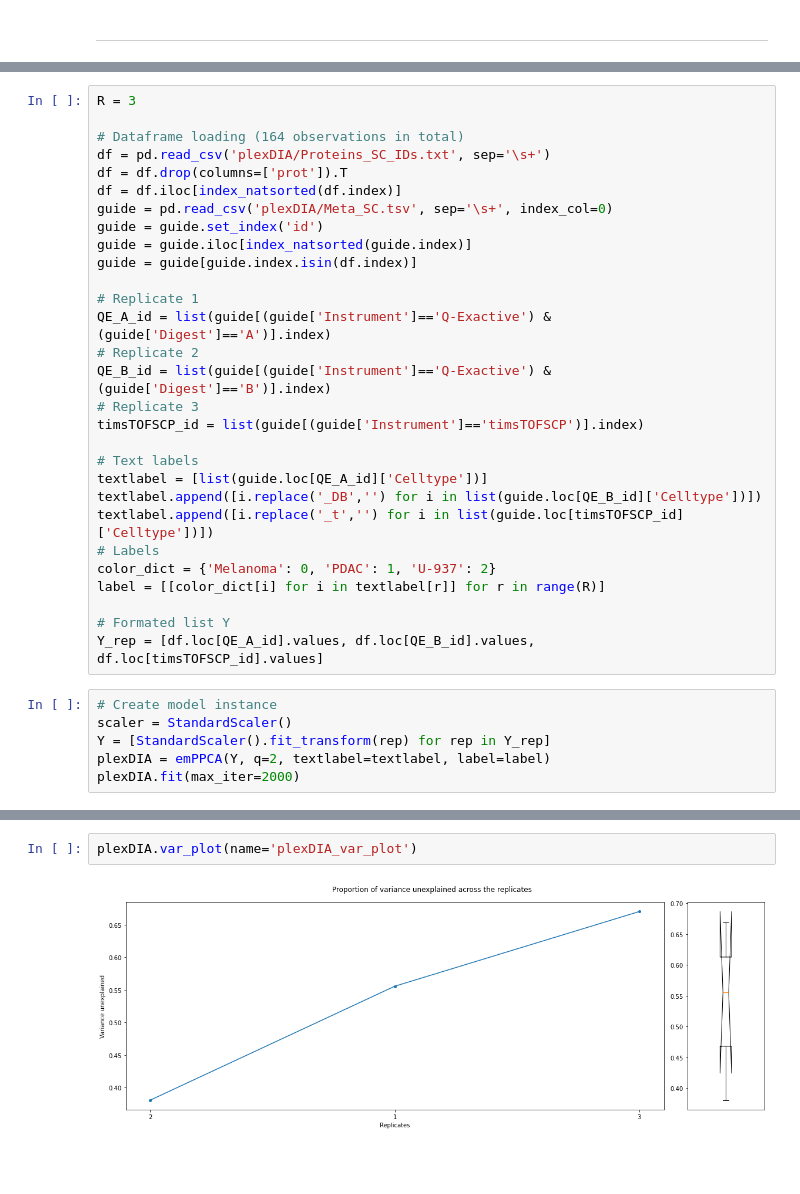
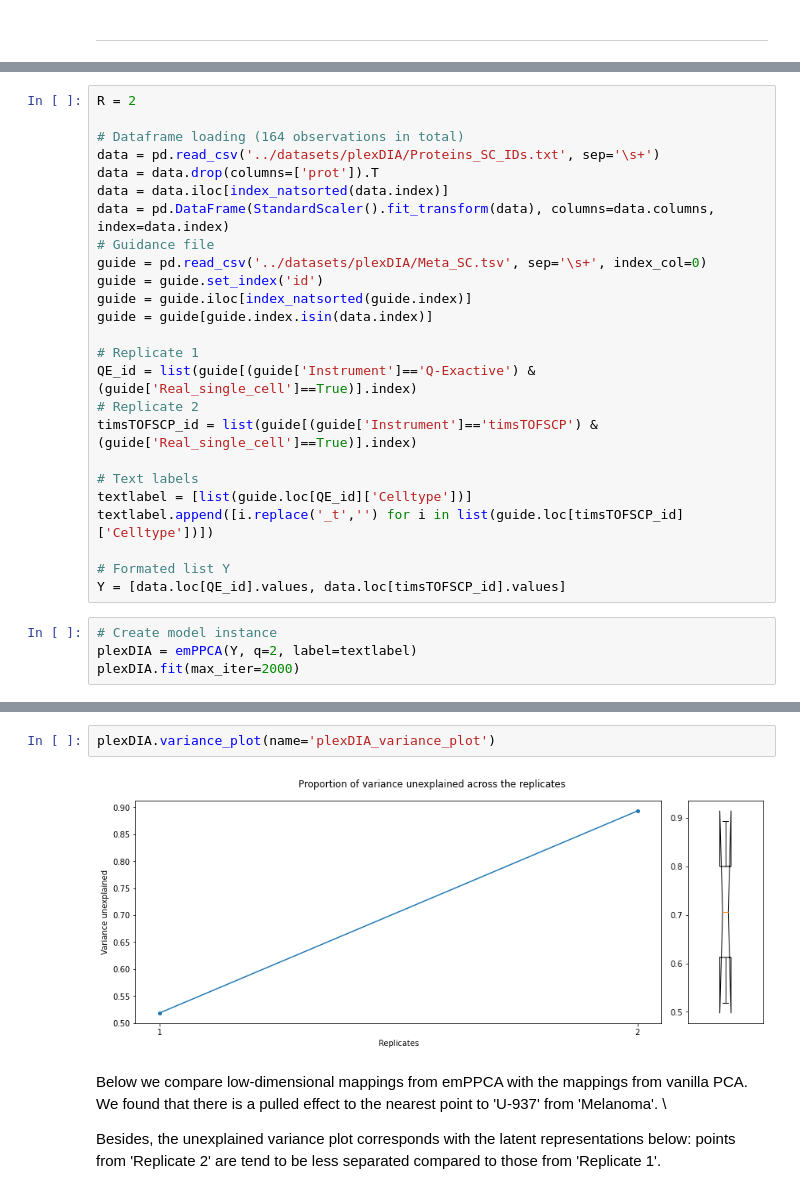
Before and after one commit to wenjie-fan/replicatePPCA, a Jupyter notebook: vignettes/emPPCA examples.ipynb, the cells around one changed output, grey strips where cells are left out. Drawn from its saved outputs; the diff is of its cells as text; blank space fills up the shorter version.

```diff
--- a/vignettes/emPPCA examples.ipynb
+++ b/vignettes/emPPCA examples.ipynb
@@ -114,36 +274,30 @@ Hence there are 3 replicates:
 # %%
-R = 3
+R = 2
 
 # Dataframe loading (164 observations in total)
-df = pd.read_csv('plexDIA/Proteins_SC_IDs.txt', sep='\s+')
-df = df.drop(columns=['prot']).T
-df = df.iloc[index_natsorted(df.index)]
-guide = pd.read_csv('plexDIA/Meta_SC.tsv', sep='\s+', index_col=0)
+data = pd.read_csv('../datasets/plexDIA/Proteins_SC_IDs.txt', sep='\s+')
+data = data.drop(columns=['prot']).T
+data = data.iloc[index_natsorted(data.index)]
+data = pd.DataFrame(StandardScaler().fit_transform(data), columns=data.columns, index=data.index)
+# Guidance file
+guide = pd.read_csv('../datasets/plexDIA/Meta_SC.tsv', sep='\s+', index_col=0)
 guide = guide.set_index('id')
 guide = guide.iloc[index_natsorted(guide.index)]
-guide = guide[guide.index.isin(df.index)]
+guide = guide[guide.index.isin(data.index)]
 
 # Replicate 1
-QE_A_id = list(guide[(guide['Instrument']=='Q-Exactive') & (guide['Digest']=='A')].index)
+QE_id = list(guide[(guide['Instrument']=='Q-Exactive') & (guide['Real_single_cell']==True)].index)
 # Replicate 2
-QE_B_id = list(guide[(guide['Instrument']=='Q-Exactive') & (guide['Digest']=='B')].index)
-# Replicate 3
-timsTOFSCP_id = list(guide[(guide['Instrument']=='timsTOFSCP')].index)
+timsTOFSCP_id = list(guide[(guide['Instrument']=='timsTOFSCP') & (guide['Real_single_cell']==True)].index)
 
 # Text labels
-textlabel = [list(guide.loc[QE_A_id]['Celltype'])]
-textlabel.append([i.replace('_DB','') for i in list(guide.loc[QE_B_id]['Celltype'])])
+textlabel = [list(guide.loc[QE_id]['Celltype'])]
 textlabel.append([i.replace('_t','') for i in list(guide.loc[timsTOFSCP_id]['Celltype'])])
-# Labels
-color_dict = {'Melanoma': 0, 'PDAC': 1, 'U-937': 2}
-label = [[color_dict[i] for i in textlabel[r]] for r in range(R)]
 
 # Formated list Y
-Y_rep = [df.loc[QE_A_id].values, df.loc[QE_B_id].values, df.loc[timsTOFSCP_id].values]
+Y = [data.loc[QE_id].values, data.loc[timsTOFSCP_id].values]
 # %%
 # Create model instance
-scaler = StandardScaler()
-Y = [StandardScaler().fit_transform(rep) for rep in Y_rep]
-plexDIA = emPPCA(Y, q=2, textlabel=textlabel, label=label)
+plexDIA = emPPCA(Y, q=2, label=textlabel)
 plexDIA.fit(max_iter=2000)
 # %% [output]
@@ -155,5 +309,9 @@ plexDIA.ll_plot(name='plexDIA_ll_plot')
 # %%
-plexDIA.var_plot(name='plexDIA_var_plot')
+plexDIA.variance_plot(name='plexDIA_variance_plot')
 # %% [output]
-[figure, old version]
+[figure, new version]
+# %% [markdown]
+Below we compare low-dimensional mappings from emPPCA with the mappings from vanilla PCA. We found that there is a pulled effect to the nearest point to 'U-937' from 'Melanoma'. \
+
+Besides, the unexplained variance plot corresponds with the latent representations below: points from 'Replicate 2' are tend to be less separated compared to those from 'Replicate 1'.
 # %%
```
Also changed, not shown: parts of 44 cells of this notebook, 25 other files.
